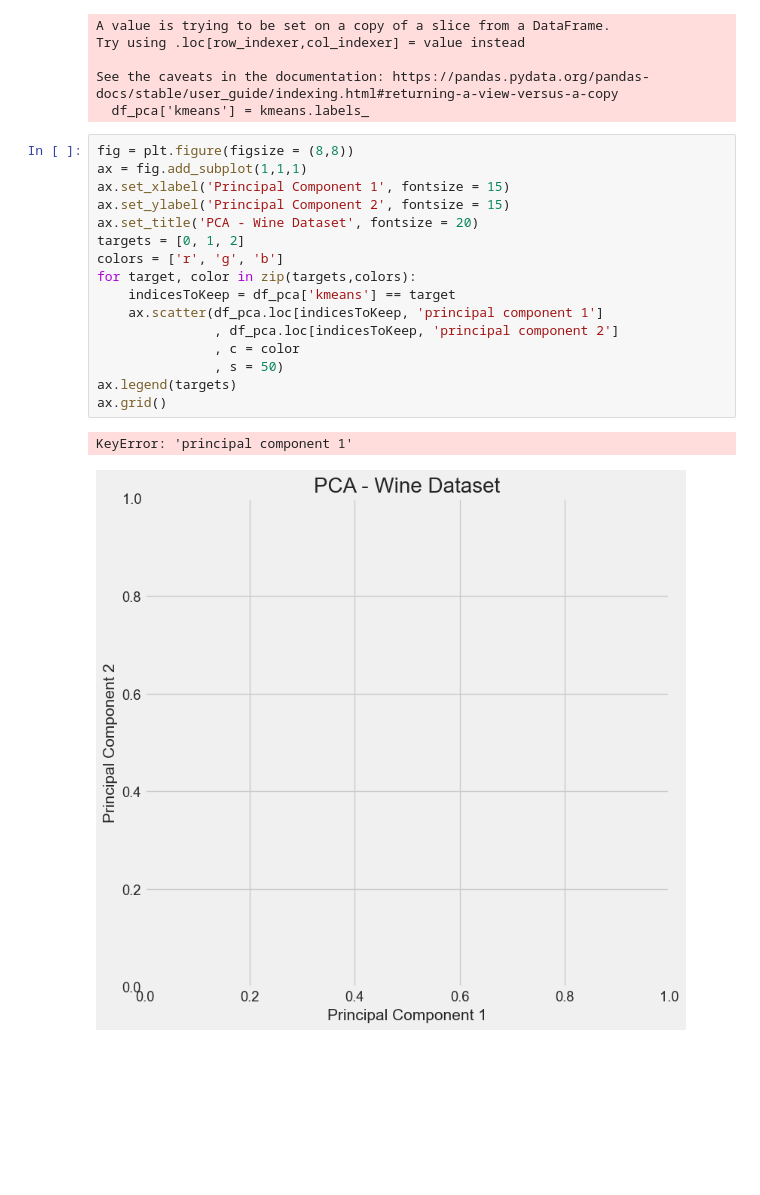
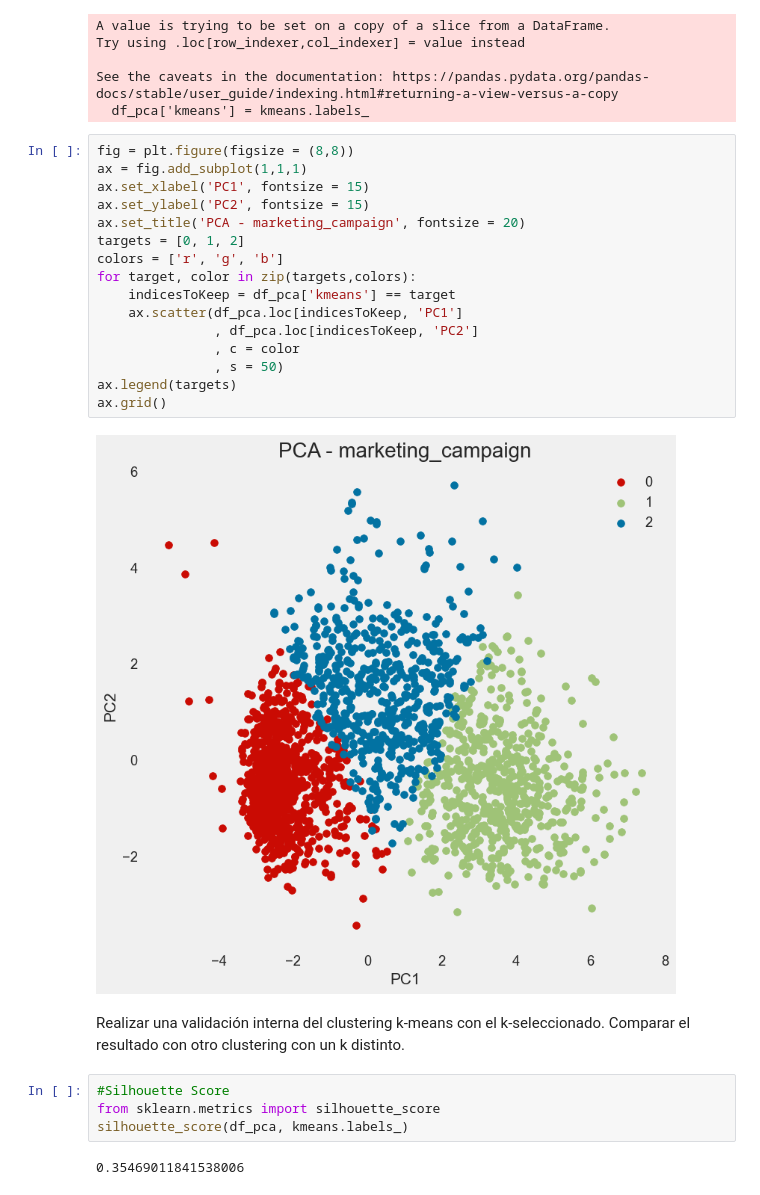
Before and after one commit to SebastianGomez/Final_AprendizajeNoSupervisado-, a Jupyter notebook: trabajo_final.ipynb, the cells around one changed output. Cells and saved outputs as stored; diff of their text form; blank space fills up the shorter version.

```diff
--- a/trabajo_final.ipynb
+++ b/trabajo_final.ipynb
@@ -523,19 +549,26 @@ See the caveats in the documentation: https://pandas.pydata.org/pandas-docs/stab
 # %%
 fig = plt.figure(figsize = (8,8))
 ax = fig.add_subplot(1,1,1)
-ax.set_xlabel('Principal Component 1', fontsize = 15)
-ax.set_ylabel('Principal Component 2', fontsize = 15)
-ax.set_title('PCA - Wine Dataset', fontsize = 20)
+ax.set_xlabel('PC1', fontsize = 15)
+ax.set_ylabel('PC2', fontsize = 15)
+ax.set_title('PCA - marketing_campaign', fontsize = 20)
 targets = [0, 1, 2]
 colors = ['r', 'g', 'b']
 for target, color in zip(targets,colors):
     indicesToKeep = df_pca['kmeans'] == target
-    ax.scatter(df_pca.loc[indicesToKeep, 'principal component 1']
-               , df_pca.loc[indicesToKeep, 'principal component 2']
+    ax.scatter(df_pca.loc[indicesToKeep, 'PC1']
+               , df_pca.loc[indicesToKeep, 'PC2']
                , c = color
                , s = 50)
 ax.legend(targets)
 ax.grid()
 # %% [output]
-KeyError: 'principal component 1'
-[figure, old version]
+[figure, new version]
+# %% [markdown]
+Realizar una validación interna del clustering k-means con el k-seleccionado. Comparar el resultado con otro clustering con un k distinto.
+# %%
+#Silhouette Score
+from sklearn.metrics import silhouette_score
+silhouette_score(df_pca, kmeans.labels_)
+# %% [output]
+0.35469011841538006
```
Also changed, not shown: parts of 28 cells of this notebook.
